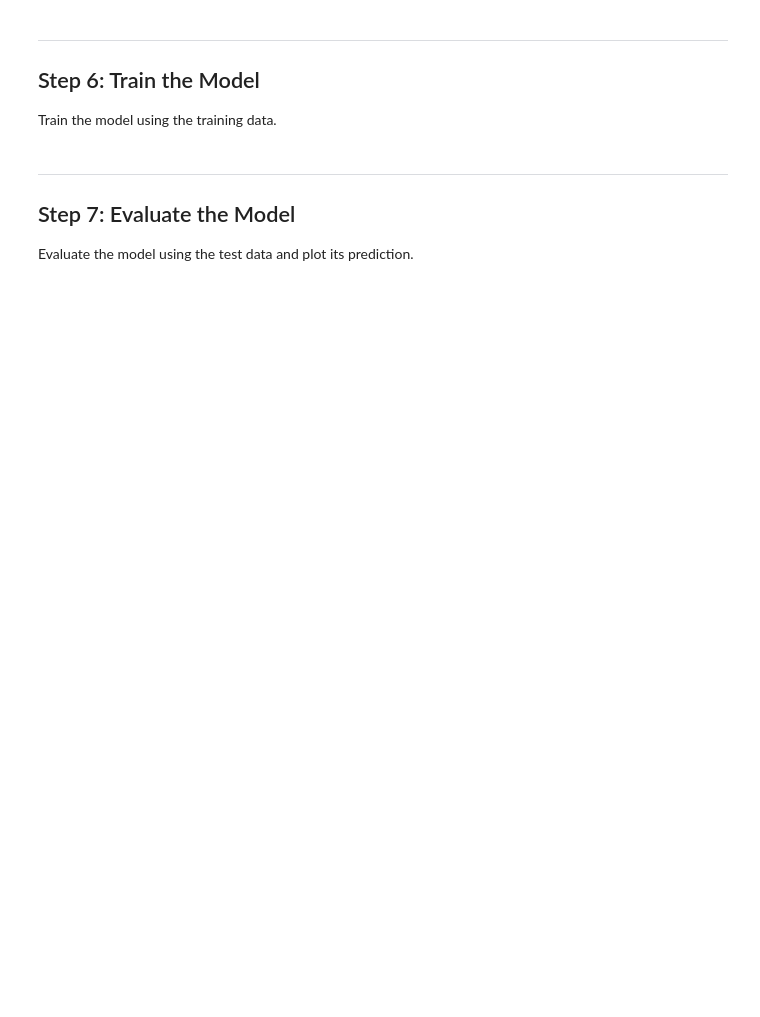
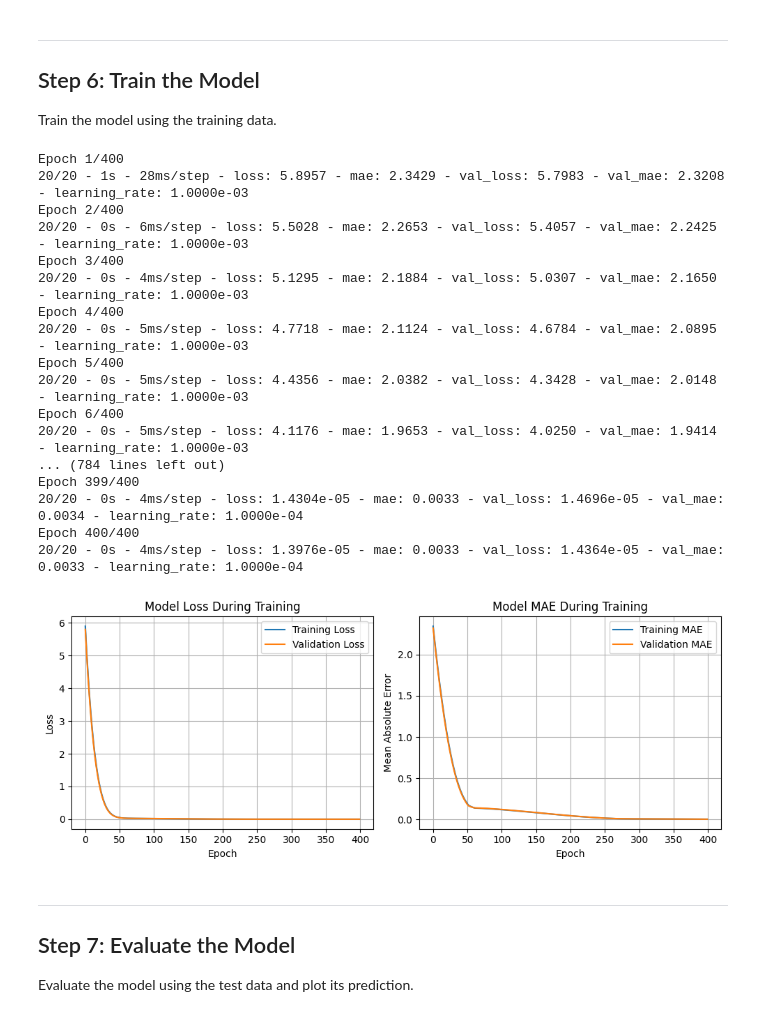
Before and after one commit to SchnitzelKingKong/test-repo, a Jupyter notebook: KW43/tensorflow/Week1_Notebook1_Housing_Prices.ipynb, the cells around one changed output. Drawn from its saved outputs; the diff is of its cells as text; code cells hidden in the pictures; blank space fills up the shorter version.

```diff
--- a/KW43/tensorflow/Week1_Notebook1_Housing_Prices.ipynb
+++ b/KW43/tensorflow/Week1_Notebook1_Housing_Prices.ipynb
@@ -122,3 +136,75 @@ Train the model using the training data.
+# %%
+# TODO Train the model
+# model.fit(
+#     X_train,
+#     y_train,
+#     batch_size = 64,
+#     epochs = 150,
+#     verbose = 2
+# )
+
+history = model.fit(
+    X_train,
+    y_train,
+    batch_size=32,          # Smaller batch size for better gradient estimates
+    epochs=400,             # More epochs to ensure convergence
+    verbose=2,
+    validation_split=0.2,   # Monitor validation loss to avoid overfitting
+    callbacks=[
+        keras.callbacks.EarlyStopping(
+            monitor='val_loss',
+            patience=20,
+            restore_best_weights=True
+        ),
+        keras.callbacks.ReduceLROnPlateau(
+            monitor='val_loss',
+            factor=0.5,
+            patience=10,
+            min_lr=0.0001
+        )
+    ]
+)
+
+# Plot training history
+plt.figure(figsize=(10, 4))
+plt.subplot(1, 2, 1)
+plt.plot(history.history['loss'], label='Training Loss')
+plt.plot(history.history['val_loss'], label='Validation Loss')
+plt.title('Model Loss During Training')
+plt.xlabel('Epoch')
+plt.ylabel('Loss')
+plt.legend()
+plt.grid(True)
+
+plt.subplot(1, 2, 2)
+plt.plot(history.history['mae'], label='Training MAE')
+plt.plot(history.history['val_mae'], label='Validation MAE')
+plt.title('Model MAE During Training')
+plt.xlabel('Epoch')
+plt.ylabel('Mean Absolute Error')
+plt.legend()
+plt.grid(True)
+plt.tight_layout()
+plt.show()
+# %% [output]
+Epoch 1/400
+20/20 - 1s - 28ms/step - loss: 5.8957 - mae: 2.3429 - val_loss: 5.7983 - val_mae: 2.3208 - learning_rate: 1.0000e-03
+Epoch 2/400
+20/20 - 0s - 6ms/step - loss: 5.5028 - mae: 2.2653 - val_loss: 5.4057 - val_mae: 2.2425 - learning_rate: 1.0000e-03
+Epoch 3/400
+20/20 - 0s - 4ms/step - loss: 5.1295 - mae: 2.1884 - val_loss: 5.0307 - val_mae: 2.1650 - learning_rate: 1.0000e-03
+Epoch 4/400
+20/20 - 0s - 5ms/step - loss: 4.7718 - mae: 2.1124 - val_loss: 4.6784 - val_mae: 2.0895 - learning_rate: 1.0000e-03
+Epoch 5/400
+20/20 - 0s - 5ms/step - loss: 4.4356 - mae: 2.0382 - val_loss: 4.3428 - val_mae: 2.0148 - learning_rate: 1.0000e-03
+Epoch 6/400
+20/20 - 0s - 5ms/step - loss: 4.1176 - mae: 1.9653 - val_loss: 4.0250 - val_mae: 1.9414 - learning_rate: 1.0000e-03
+... (784 lines left out)
+Epoch 399/400
+20/20 - 0s - 4ms/step - loss: 1.4304e-05 - mae: 0.0033 - val_loss: 1.4696e-05 - val_mae: 0.0034 - learning_rate: 1.0000e-04
+Epoch 400/400
+20/20 - 0s - 4ms/step - loss: 1.3976e-05 - mae: 0.0033 - val_loss: 1.4364e-05 - val_mae: 0.0033 - learning_rate: 1.0000e-04
+[figure, added]
 # %% [markdown]
 ---
 
```
Also changed, not shown: parts of 6 cells of this notebook, 5 other files.
